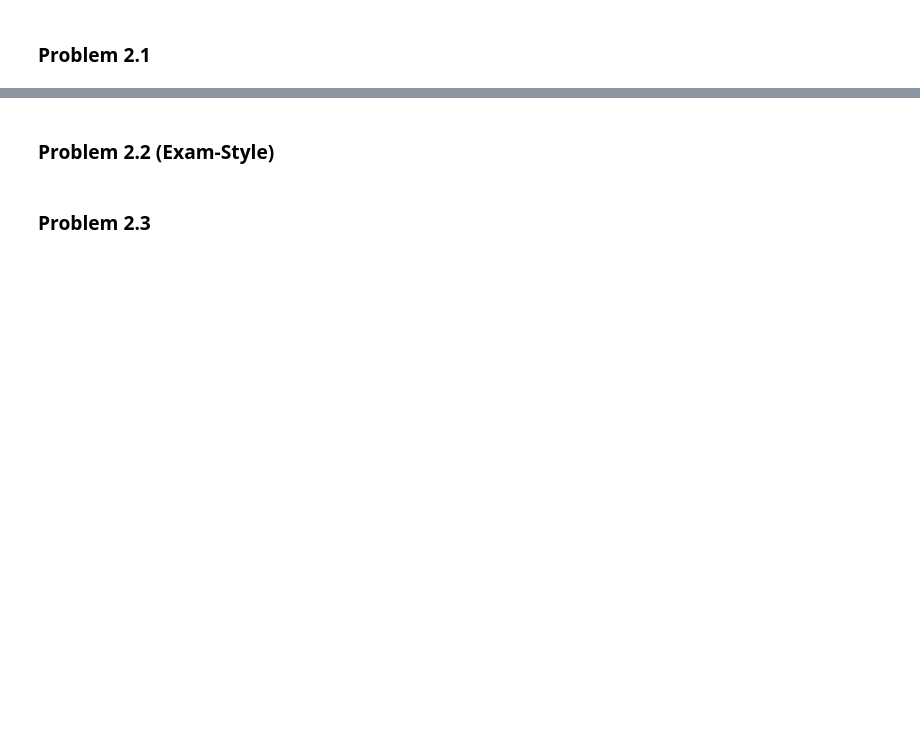
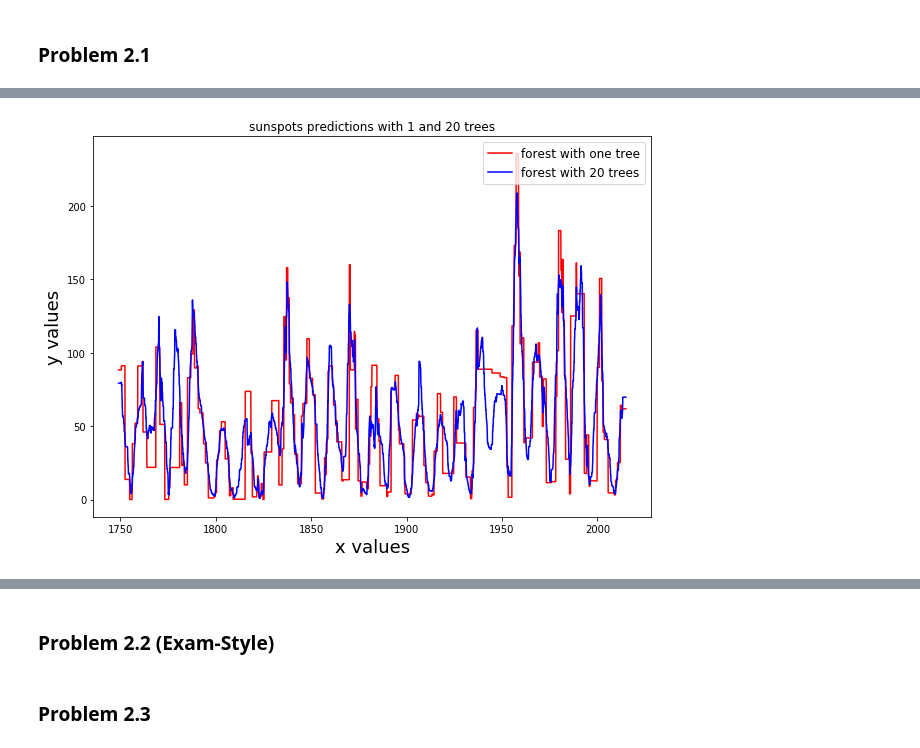
Before and after one commit to amanmibra/cs371, a Jupyter notebook: homework10/homework10.ipynb, the cells around one changed output, grey strips where cells are left out. Saved outputs shown, nothing was run; the diff lists cells and outputs as text; code cells hidden in the pictures; blank space fills up the shorter version.

```diff
--- a/homework10/homework10.ipynb
+++ b/homework10/homework10.ipynb
@@ -61,0 +94,12 @@ def mode(predictions):
+# %%
+def forest_predict(x, phi, summary=mode):
+    all_pred = []
+    for tree in phi:
+        all_pred.append(tree_predict(x, tree))
+    all_pred = np.asarray(all_pred)
+
+    predictions = []
+    for col in all_pred.T:
+        predictions.append(summary(col))
+
+    return np.asarray(predictions)
@@ -87,3 +149,6 @@ training_set['x'], test_set['x'], training_set['y'], test_set['y'] = \
                      test_size=test_fraction, random_state=1)
 # %% [markdown]
 ### Problem 2.1
+# %%
+def mean(predictions):
+    return np.mean(predictions)
@@ -89,0 +213,17 @@ training_set['x'], test_set['x'], training_set['y'], test_set['y'] = \
+# %%
+phi_1 = train_forest(training_set, m=1, problem='regression')[0]
+phi_20 = train_forest(training_set, m=20, problem='regression')[0]
+predictions_1 = forest_predict(sunspots['x'], phi_1, summary=mean)
+predictions_20 = forest_predict(sunspots['x'], phi_20, summary=mean)
+
+plt.figure(figsize=(10, 7))
+plt.plot(sunspots['x'], predictions_1, color='r',label = "forest with one tree")
+plt.plot(sunspots['x'], predictions_20, color='b',label = "forest with 20 trees")
+# plt.plot(treenums, error_rates_test, label='error_rates_test')
+plt.legend(loc=1, prop={'size': 12})
+plt.title("sunspots predictions with 1 and 20 trees")
+plt.xlabel('x values', fontsize=18)
+plt.ylabel('y values', fontsize=18)
+plt.show()
+# %% [output]
+[figure, added]
```
Also changed, not shown: parts of 8 cells of this notebook, 1 other file.
